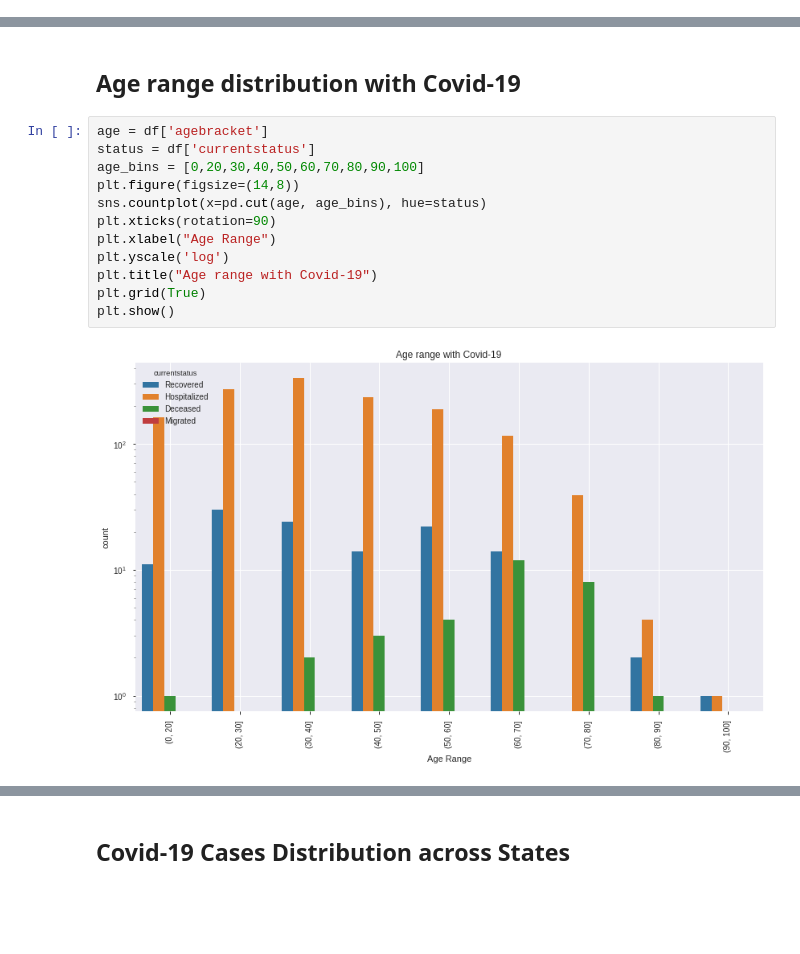
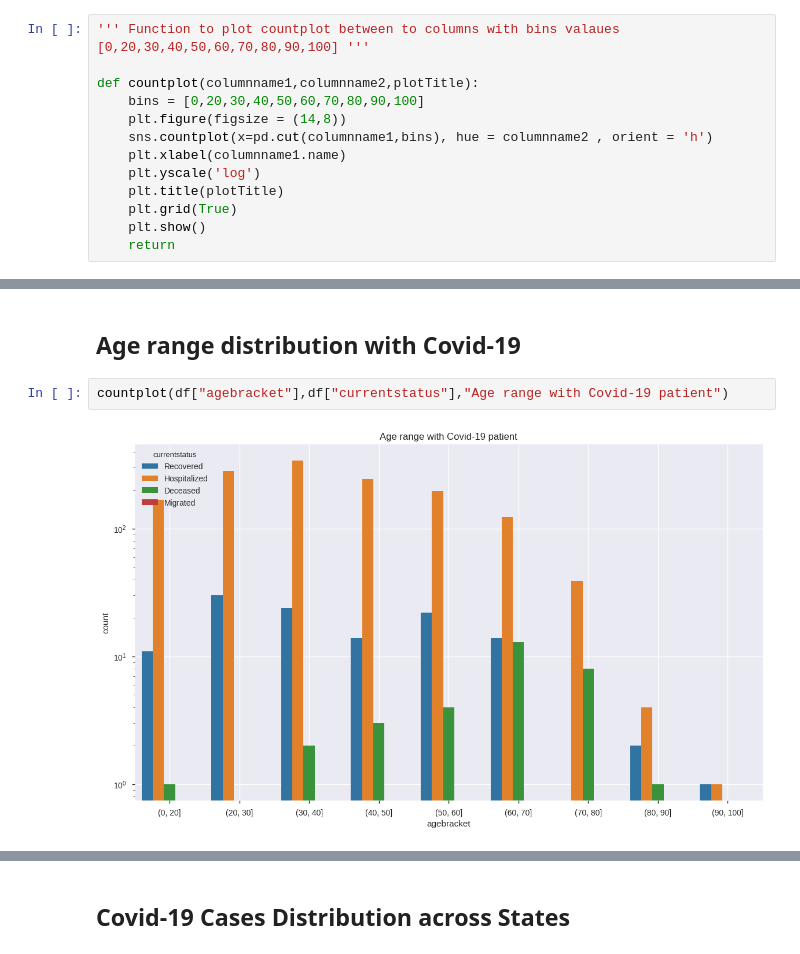
Before and after one commit to pratikbarjatya/covid19India, a Jupyter notebook: Covid19India.ipynb, the cells around one changed output, grey strips where cells are left out. Saved outputs shown, nothing was run; the diff lists cells and outputs as text; blank space fills up the shorter version.

```diff
--- a/Covid19India.ipynb
+++ b/Covid19India.ipynb
@@ -238,0 +246,13 @@ df['agebracket'] = pd.to_numeric(df['agebracket'], errors='coerce')
+# %%
+''' Function to plot countplot between to columns with bins valaues [0,20,30,40,50,60,70,80,90,100] '''
+
+def countplot(columnname1,columnname2,plotTitle):
+    bins = [0,20,30,40,50,60,70,80,90,100]
+    plt.figure(figsize = (14,8))
+    sns.countplot(x=pd.cut(columnname1,bins), hue = columnname2 , orient = 'h')
+    plt.xlabel(columnname1.name)
+    plt.yscale('log')
+    plt.title(plotTitle)
+    plt.grid(True)
+    plt.show()
+    return
@@ -239,16 +307,6 @@ df['agebracket'] = pd.to_numeric(df['agebracket'], errors='coerce')
 # %% [markdown]
 ## Age range distribution with Covid-19
-# %%
-age = df['agebracket']
-status = df['currentstatus']
-age_bins = [0,20,30,40,50,60,70,80,90,100]
-plt.figure(figsize=(14,8))
-sns.countplot(x=pd.cut(age, age_bins), hue=status)
-plt.xticks(rotation=90)
-plt.xlabel("Age Range")
-plt.yscale('log')
-plt.title("Age range with Covid-19")
-plt.grid(True)
-plt.show()
-# %% [output]
-[figure, removed]
+# %%
+countplot(df["agebracket"],df["currentstatus"],"Age range with Covid-19 patient")
+# %% [output]
+[figure, added]
```
Also changed, not shown: parts of 35 cells of this notebook.
